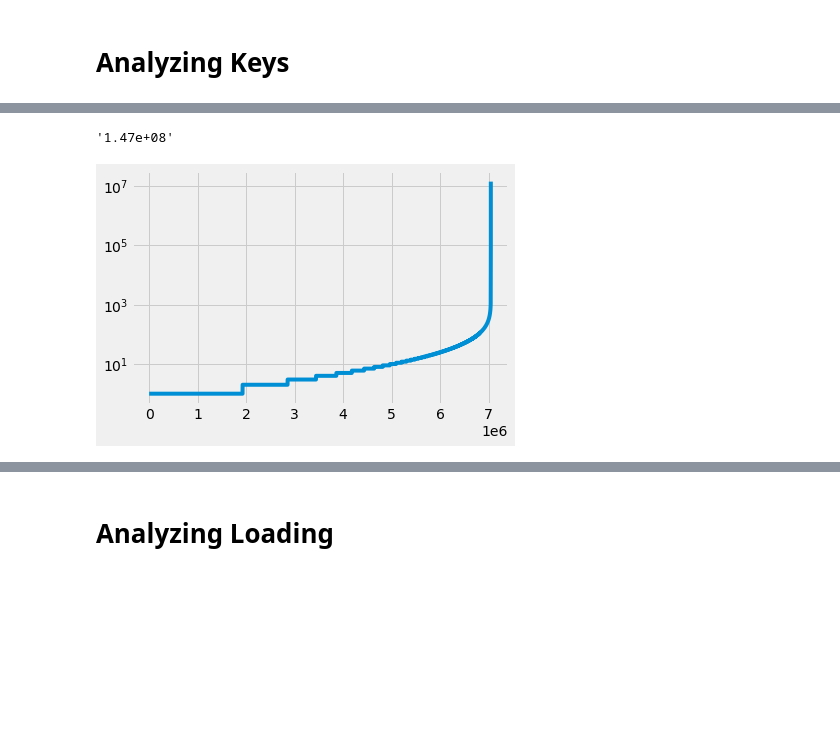
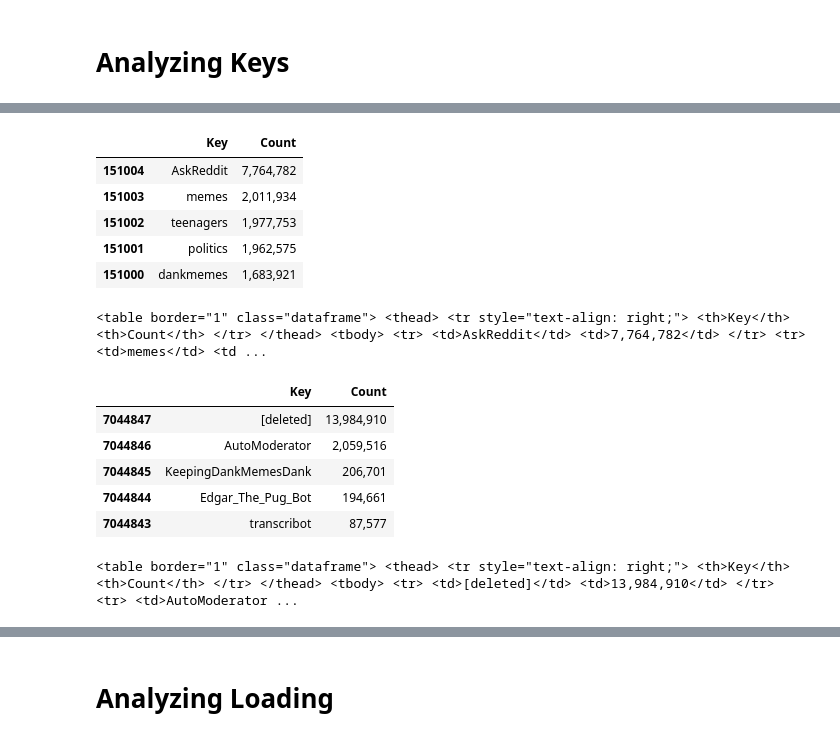
Before and after one commit to DBFromZero/dbf0analysis, a Jupyter notebook: xplr_multivalue_lsm.ipynb, the cells around one changed output, grey strips where cells are left out. Saved outputs shown, nothing was run; the diff lists cells and outputs as text; code cells hidden in the pictures; blank space fills up the shorter version.

```diff
--- a/xplr_multivalue_lsm.ipynb
+++ b/xplr_multivalue_lsm.ipynb
@@ -25,8 +25,8 @@ from tdigest_java import read_tdigest
 tqdm.pandas()
 
 plt.style.use(['fivethirtyeight'])
-pd.set_option('display.max_rows', None)
-pd.set_option('display.max_columns', None)
+pd.set_option('display.max_rows', 50)
+pd.set_option('display.max_columns', 20)
 pd.set_option('display.width', 400)
 pd.set_option('display.max_colwidth', 100)
 
@@ -159,10 +160,20 @@ key_counts.tail()
-# %%
-entries = key_counts['count'].sum()
-f'{entries:.2e}'
-# %% [output]
-'1.47e+08'
-# %%
-key_counts['count'].plot(kind='line')
-plt.yscale('log')
-# %% [output]
-[figure, removed]
+# %%
+subreddit_count = read_key_counts('subreddit')
+# %% [output]
+|  | Key | Count |
+| 151004 | AskReddit | 7,764,782 |
+| 151003 | memes | 2,011,934 |
+| 151002 | teenagers | 1,977,753 |
+| 151001 | politics | 1,962,575 |
+| 151000 | dankmemes | 1,683,921 |
+<table border="1" class="dataframe"> <thead> <tr style="text-align: right;"> <th>Key</th> <th>Count</th> </tr> </thead> <tbody> <tr> <td>AskReddit</td> <td>7,764,782</td> </tr> <tr> <td>memes</td> <td ...
+# %%
+author_count = read_key_counts('author')
+# %% [output]
+|  | Key | Count |
+| 7044847 | [deleted] | 13,984,910 |
+| 7044846 | AutoModerator | 2,059,516 |
+| 7044845 | KeepingDankMemesDank | 206,701 |
+| 7044844 | Edgar_The_Pug_Bot | 194,661 |
+| 7044843 | transcribot | 87,577 |
+<table border="1" class="dataframe"> <thead> <tr style="text-align: right;"> <th>Key</th> <th>Count</th> </tr> </thead> <tbody> <tr> <td>[deleted]</td> <td>13,984,910</td> </tr> <tr> <td>AutoModerator ...
```
Also changed, not shown: parts of 12 cells of this notebook.
